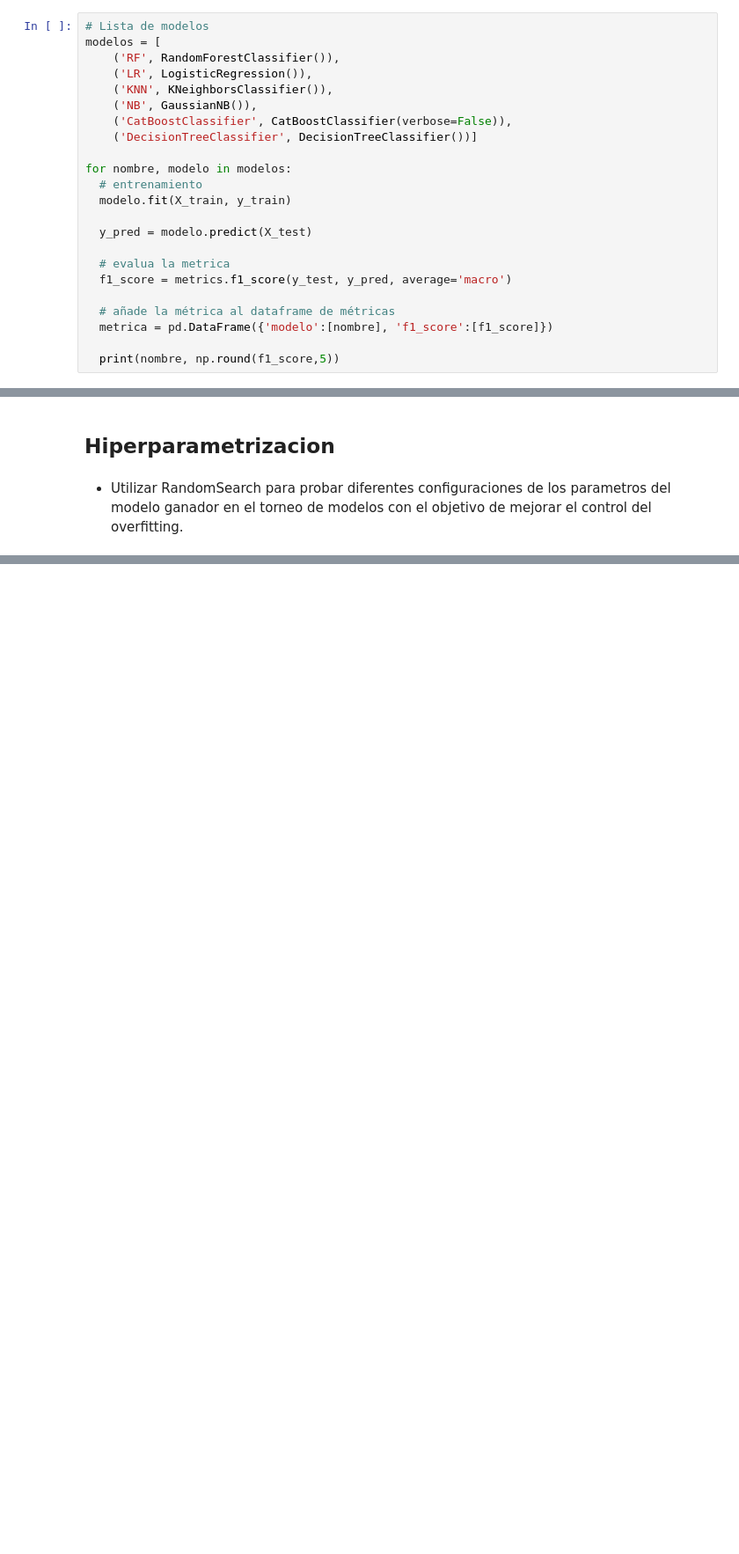
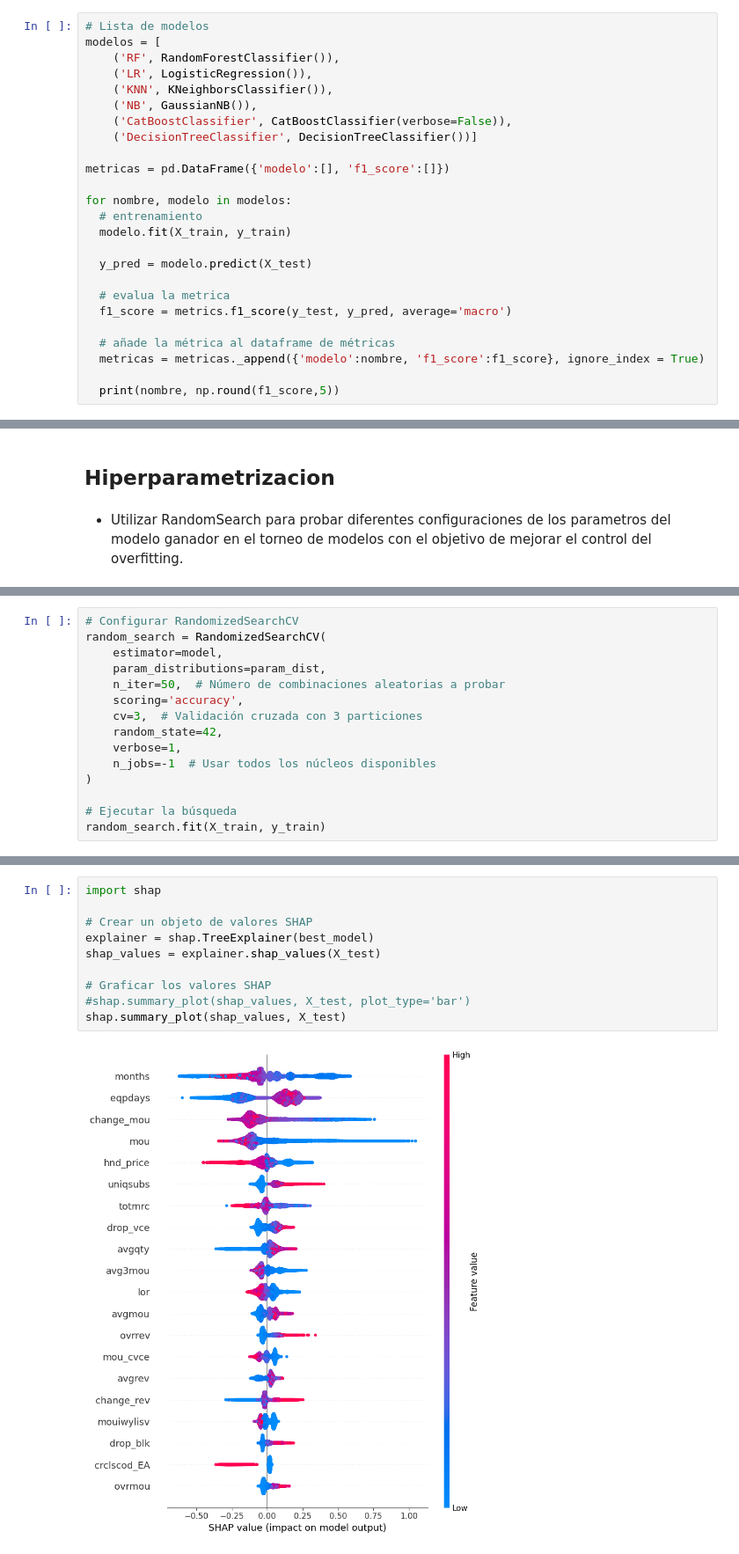
Before and after one commit to morenourey/CHAT, a Jupyter notebook: entregable2/ML_2_Model.ipynb, the cells around one changed output, grey strips where cells are left out. Shown at 88% size. Cells and saved outputs as stored; diff of their text form; blank space fills up the shorter version.

```diff
--- a/entregable2/ML_2_Model.ipynb
+++ b/entregable2/ML_2_Model.ipynb
@@ -259,6 +255,8 @@ modelos = [
     ('NB', GaussianNB()),
     ('CatBoostClassifier', CatBoostClassifier(verbose=False)),
     ('DecisionTreeClassifier', DecisionTreeClassifier())]
+
+metricas = pd.DataFrame({'modelo':[], 'f1_score':[]})
 
 for nombre, modelo in modelos:
   # entrenamiento
@@ -270,7 +268,7 @@ for nombre, modelo in modelos:
   f1_score = metrics.f1_score(y_test, y_pred, average='macro')
 
   # añade la métrica al dataframe de métricas
-  metrica = pd.DataFrame({'modelo':[nombre], 'f1_score':[f1_score]})
+  metricas = metricas._append({'modelo':nombre, 'f1_score':f1_score}, ignore_index = True)
 
   print(nombre, np.round(f1_score,5))
 # %% [output]
@@ -325,0 +323,15 @@ DecisionTreeClassifier 0.50887
+# %%
+# Configurar RandomizedSearchCV
+random_search = RandomizedSearchCV(
+    estimator=model,
+    param_distributions=param_dist,
+    n_iter=50,  # Número de combinaciones aleatorias a probar
+    scoring='accuracy',
+    cv=3,  # Validación cruzada con 3 particiones
+    random_state=42,
+    verbose=1,
+    n_jobs=-1  # Usar todos los núcleos disponibles
+)
+
+# Ejecutar la búsqueda
+random_search.fit(X_train, y_train)
@@ -342,0 +450,12 @@ DecisionTreeClassifier 0.50887
+# %%
+import shap
+
+# Crear un objeto de valores SHAP
+explainer = shap.TreeExplainer(best_model)
+shap_values = explainer.shap_values(X_test)
+
+# Graficar los valores SHAP
+#shap.summary_plot(shap_values, X_test, plot_type='bar')
+shap.summary_plot(shap_values, X_test)
+# %% [output]
+[figure, added]
```
Also changed, not shown: parts of 46 cells of this notebook.
